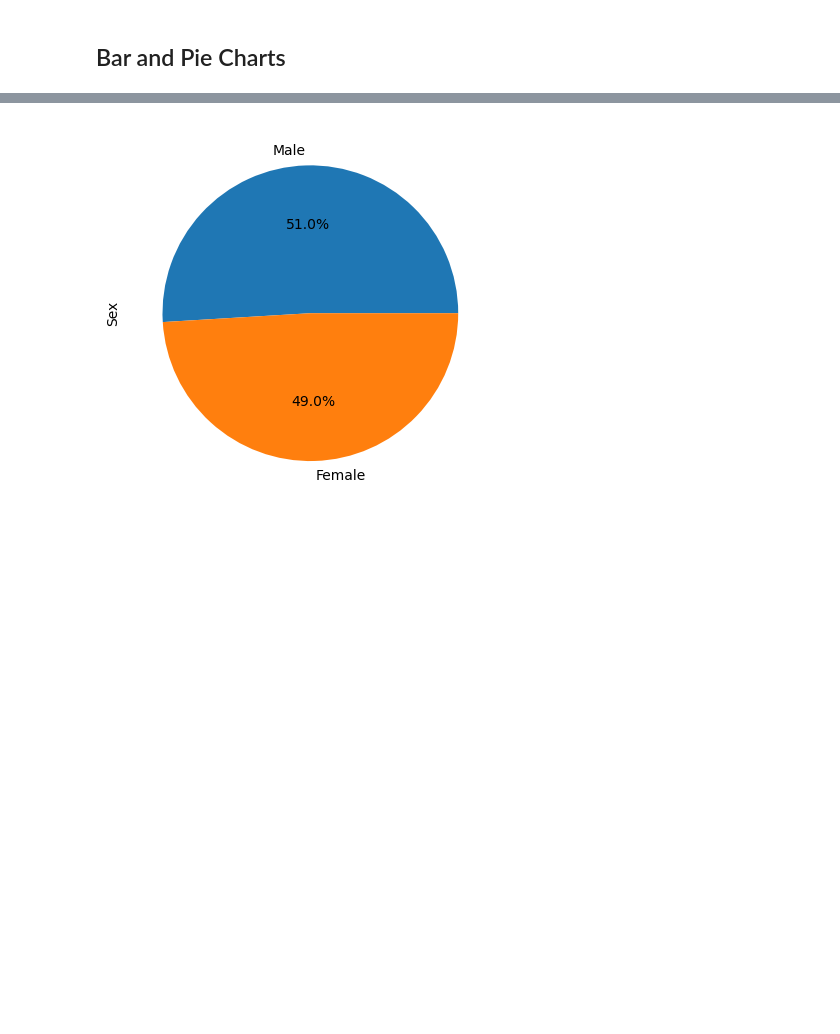
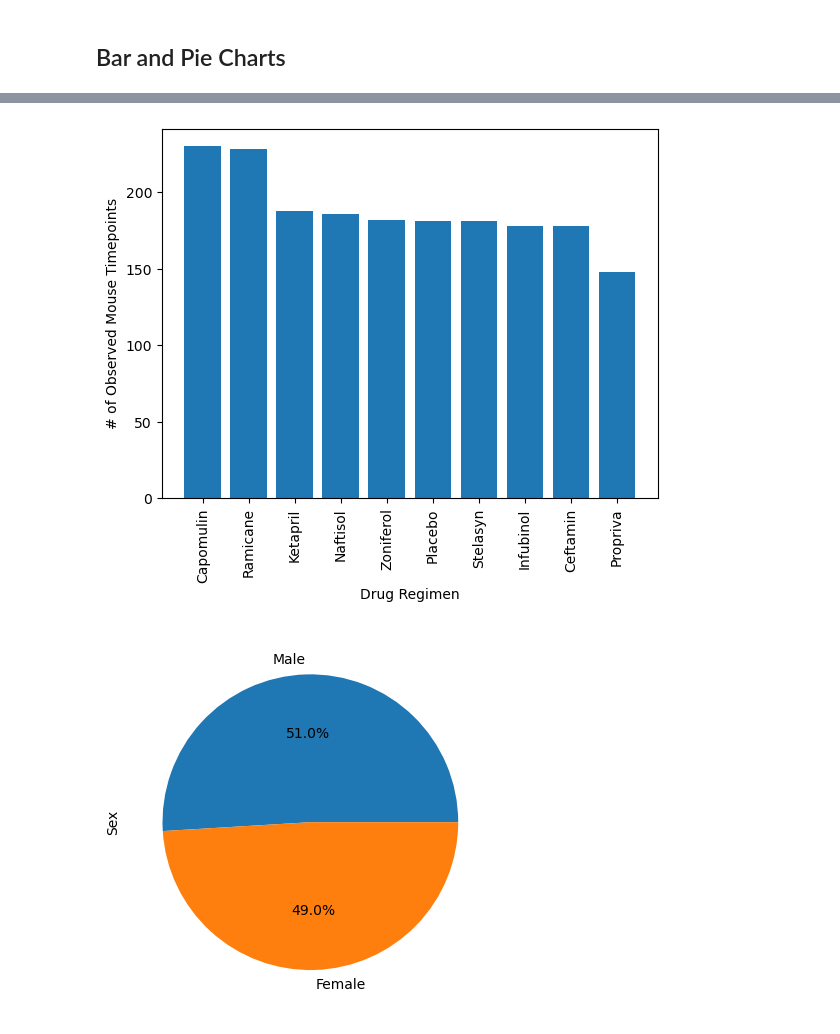
Before and after one commit to rachelschoen/Pymaceuticals, a Jupyter notebook: pymaceuticals_starter.ipynb, the cells around one changed output, grey strips where cells are left out. Drawn from its saved outputs; the diff is of its cells as text; code cells hidden in the pictures; blank space fills up the shorter version.

Commit message:
update pym with printed charts

```diff
--- a/pymaceuticals_starter.ipynb
+++ b/pymaceuticals_starter.ipynb
@@ -167,15 +169,17 @@ plt.show()
 # %%
 # Generate a bar plot showing the total number of rows (Mouse ID/Timepoints) for each drug regimen using pyplot.
 mice_count = clean_df["Drug Regimen"].value_counts()
 x_axis = mice_count.index.values
 y_axis = mice_count.values
 
 # Creating a pyplot bar plot using above x_axis and y_axis.
-plt.tight_layout()
 plt.bar(x_axis, y_axis, color='tab:blue')
 plt.xlabel("Drug Regimen")
 plt.ylabel("# of Observed Mouse Timepoints")
+plt.xticks(rotation="vertical")
 plt.show()
+# %% [output]
+[figure, added]
 # %%
 # Generate a pie plot showing the distribution of female versus male mice using Pandas
 sex_data = clean_df["Sex"].value_counts()
```
Also changed, not shown: parts of 1 cell of this notebook.
